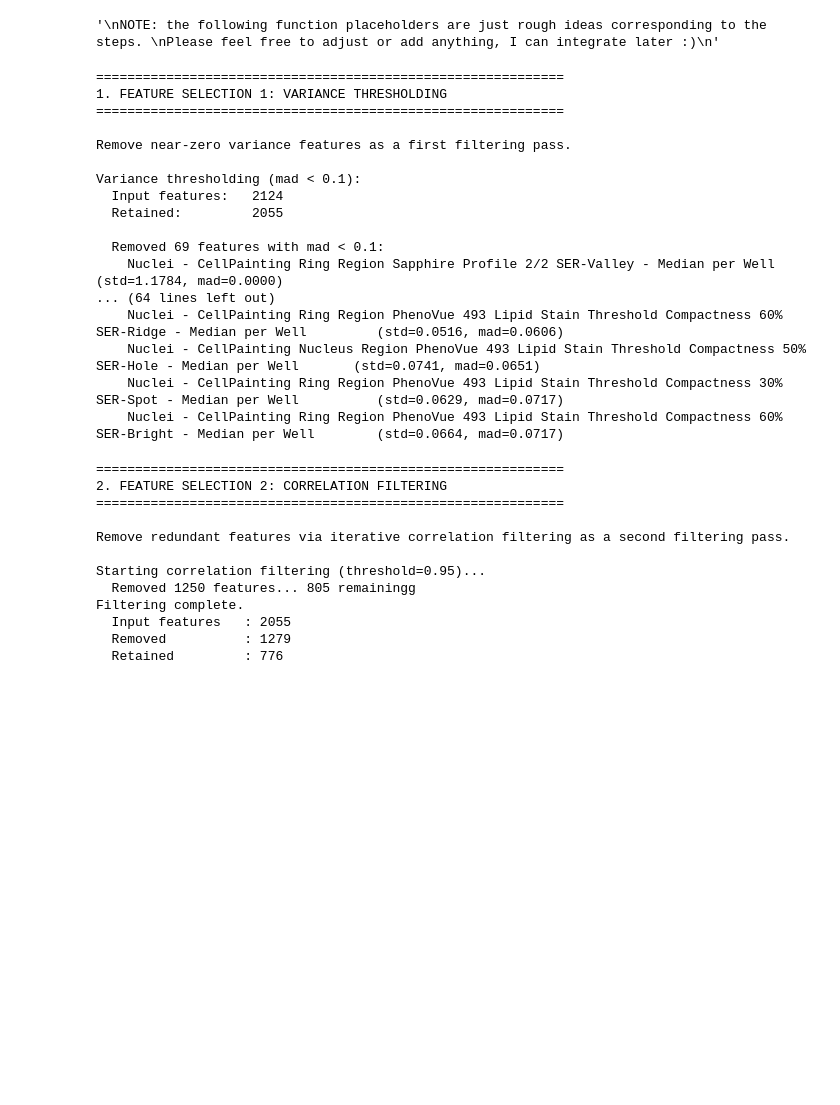
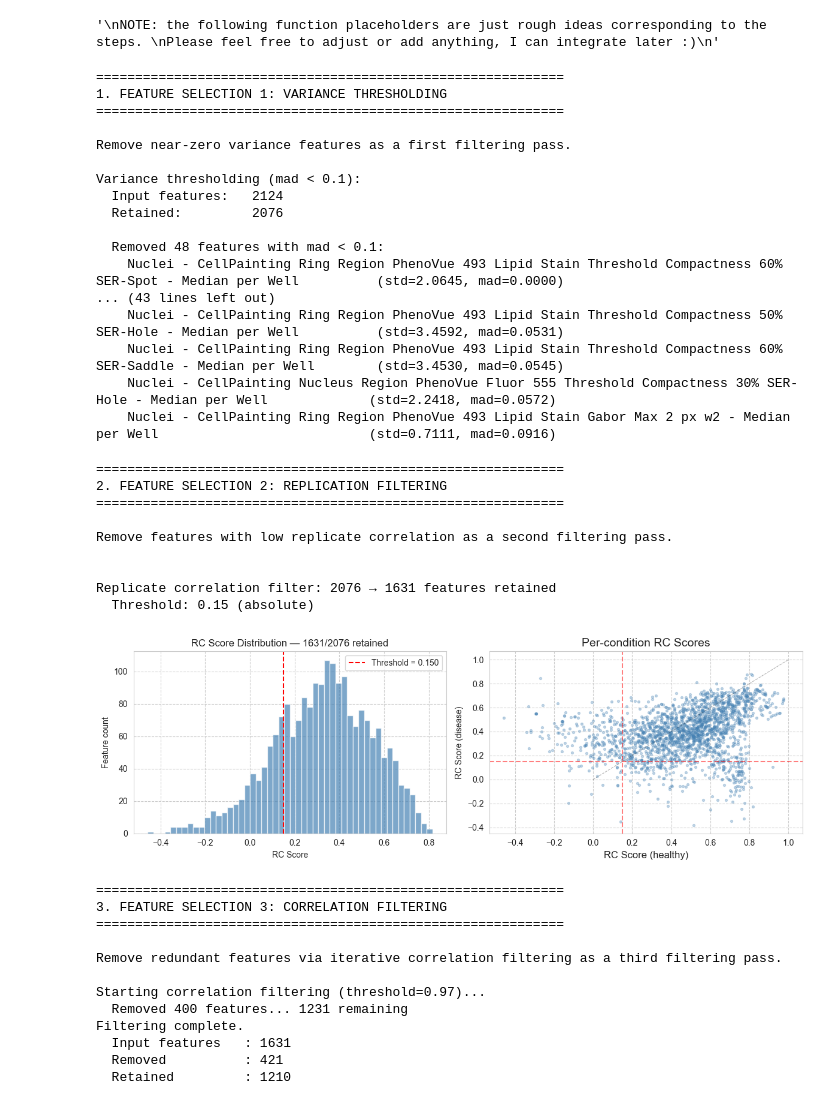
Before and after one commit to nikhitaguhan/Bonsai_CellPainting, a Jupyter notebook: scripts/03_dimensionality_reduction.ipynb, the cells around one changed output. Cells and saved outputs as stored; diff of their text form; code cells hidden in the pictures; blank space fills up the shorter version.

```diff
--- a/scripts/03_dimensionality_reduction.ipynb
+++ b/scripts/03_dimensionality_reduction.ipynb
@@ -16,16 +39,8 @@ Outputs:
 # %%
-import pandas as pd
-import numpy as np
-import matplotlib.pyplot as plt
-import seaborn as sns
-from skimage.filters import threshold_otsu
-from sklearn.mixture import GaussianMixture
-from pathlib import Path
-
 OUTPUT_DIR = Path("../outputs")
 df = pd.read_csv(OUTPUT_DIR / "01_preprocessed_features.csv")
 
-meta_cols = ["plate_name", "session", "batch", "row", "column", "compound", "dose_uM", "cell_type", "condition", "num_wells"]
+meta_cols = ["plate", "session", "batch", "row", "column", "compound", "dose_uM", "cell_type", "condition", "num_wells"]
 original_feature_cols = [c for c in df.columns if c not in meta_cols]
 # %%
 """
@@ -338,7 +535,7 @@ print("="*60)
 print()
 
 print("Remove near-zero variance features as a first filtering pass.\n")
-feature_cols_variance = variance_threshold(df, original_feature_cols, method='mad', threshold=0.1)
+feature_cols_var_1 = variance_threshold(df, original_feature_cols, method='mad', threshold=0.1)
 # %% [output]
 ============================================================
 1. FEATURE SELECTION 1: VARIANCE THRESHOLDING
@@ -348,33 +545,53 @@ Remove near-zero variance features as a first filtering pass.
 
 Variance thresholding (mad < 0.1):
   Input features:   2124
-  Retained:         2055
+  Retained:         2076
 
-  Removed 69 features with mad < 0.1:
-    Nuclei - CellPainting Ring Region Sapphire Profile 2/2 SER-Valley - Median per Well                                      (std=1.1784, mad=0.0000)
-... (64 lines left out)
-    Nuclei - CellPainting Ring Region PhenoVue 493 Lipid Stain Threshold Compactness 60% SER-Ridge - Median per Well         (std=0.0516, mad=0.0606)
-    Nuclei - CellPainting Nucleus Region PhenoVue 493 Lipid Stain Threshold Compactness 50% SER-Hole - Median per Well       (std=0.0741, mad=0.0651)
-    Nuclei - CellPainting Ring Region PhenoVue 493 Lipid Stain Threshold Compactness 30% SER-Spot - Median per Well          (std=0.0629, mad=0.0717)
-    Nuclei - CellPainting Ring Region PhenoVue 493 Lipid Stain Threshold Compactness 60% SER-Bright - Median per Well        (std=0.0664, mad=0.0717)
+  Removed 48 features with mad < 0.1:
+    Nuclei - CellPainting Ring Region PhenoVue 493 Lipid Stain Threshold Compactness 60% SER-Spot - Median per Well          (std=2.0645, mad=0.0000)
+... (43 lines left out)
+    Nuclei - CellPainting Ring Region PhenoVue 493 Lipid Stain Threshold Compactness 50% SER-Hole - Median per Well          (std=3.4592, mad=0.0531)
+    Nuclei - CellPainting Ring Region PhenoVue 493 Lipid Stain Threshold Compactness 60% SER-Saddle - Median per Well        (std=3.4530, mad=0.0545)
+    Nuclei - CellPainting Nucleus Region PhenoVue Fluor 555 Threshold Compactness 30% SER-Hole - Median per Well             (std=2.2418, mad=0.0572)
+    Nuclei - CellPainting Ring Region PhenoVue 493 Lipid Stain Gabor Max 2 px w2 - Median per Well                           (std=0.7111, mad=0.0916)
+# %%
+print("="*60)
+print("2. FEATURE SELECTION 2: REPLICATION FILTERING")
+print("="*60)
+print()
+
+print("Remove features with low replicate correlation as a second filtering pass.\n")
+
+feature_cols_replicate_2, rc_df = replicate_correlation_filter(df, feature_cols_var_1, threshold=0.15, plot=True)
+# %% [output]
+============================================================
+2. FEATURE SELECTION 2: REPLICATION FILTERING
+============================================================
+
+Remove features with low replicate correlation as a second filtering pass.
+
+
+Replicate correlation filter: 2076 → 1631 features retained
+  Threshold: 0.15 (absolute)
+[figure, added]
 # %%
 print("="*60)
-print("2. FEATURE SELECTION 2: CORRELATION FILTERING")
+print("3. FEATURE SELECTION 3: CORRELATION FILTERING")
 print("="*60)
 print()
 
-print("Remove redundant features via iterative correlation filtering as a second filtering pass.\n")
-feature_cols_corr = correlation_filter(df, feature_cols_variance, threshold=0.95)
+print("Remove redundant features via iterative correlation filtering as a third filtering pass.\n")
+feature_cols_corr_3 = correlation_filter(df, feature_cols_replicate_2, threshold=0.97)
 # %% [output]
 ============================================================
-2. FEATURE SELECTION 2: CORRELATION FILTERING
+3. FEATURE SELECTION 3: CORRELATION FILTERING
 ============================================================
 
-Remove redundant features via iterative correlation filtering as a second filtering pass.
+Remove redundant features via iterative correlation filtering as a third filtering pass.
 
-Starting correlation filtering (threshold=0.95)...
-  Removed 1250 features... 805 remainingg
+Starting correlation filtering (threshold=0.97)...
+  Removed 400 features... 1231 remaining
 Filtering complete.
-  Input features   : 2055
-  Removed          : 1279
-  Retained         : 776
+  Input features   : 1631
+  Removed          : 421
+  Retained         : 1210
```
Also changed, not shown: parts of 10 cells of this notebook, 3 other files.
